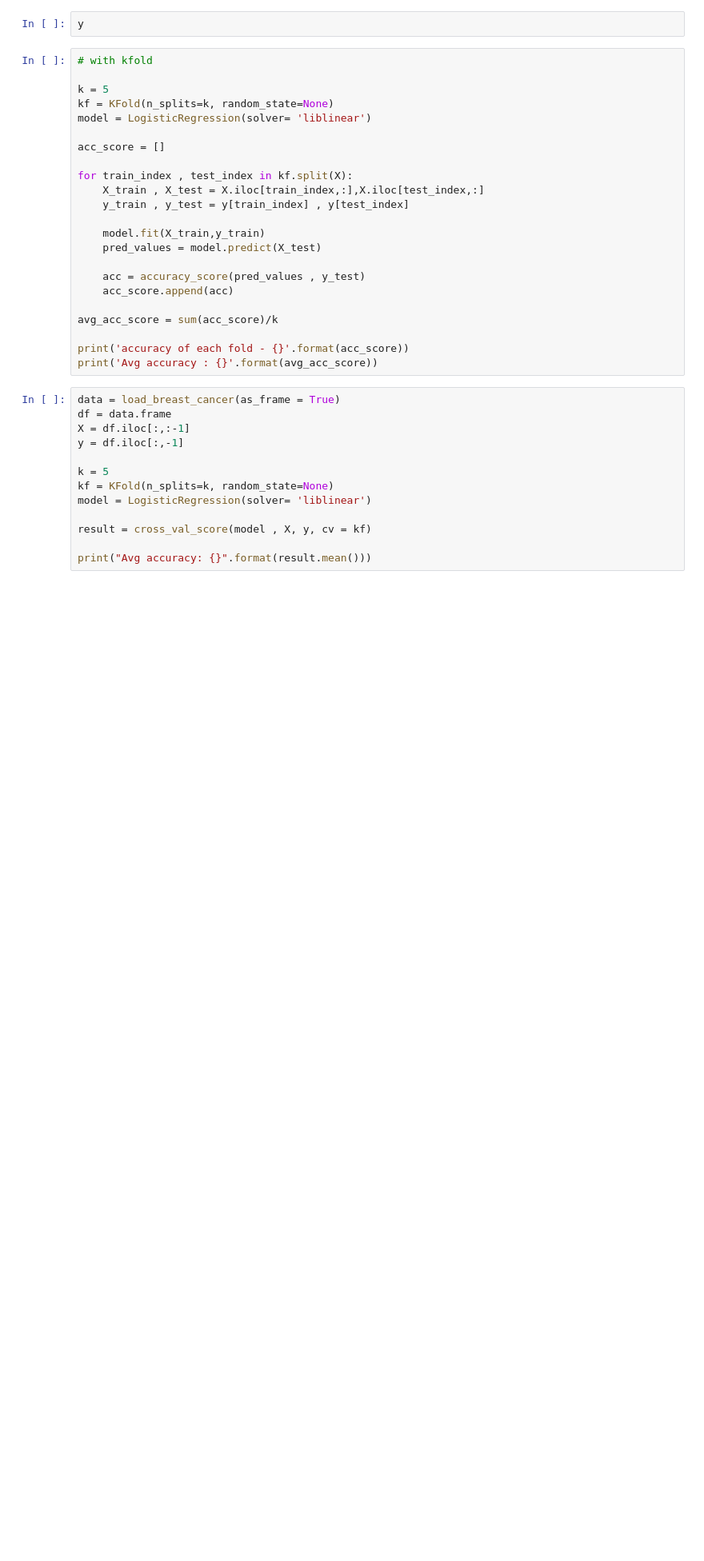
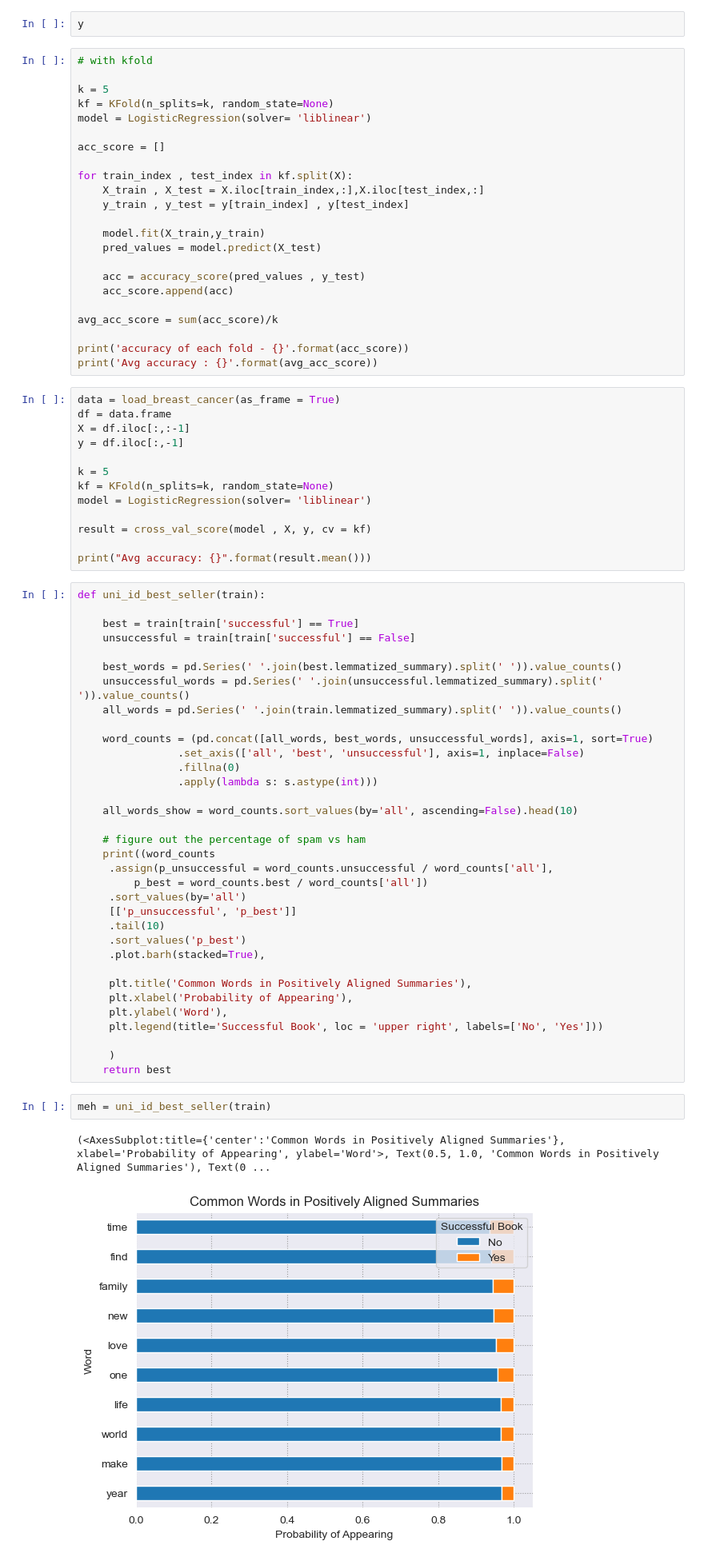
Before and after one commit to Booookkkkkssss/books_main, a Jupyter notebook: shawns_work/prep_and_explore_workbook.ipynb, the cells around one changed output. Shown: that part at 80% size. Cells and saved outputs as stored; diff of their text form; blank space fills up the shorter version.

```diff
--- a/shawns_work/prep_and_explore_workbook.ipynb
+++ b/shawns_work/prep_and_explore_workbook.ipynb
@@ -538,3 +494,42 @@ model = LogisticRegression(solver= 'liblinear')
 result = cross_val_score(model , X, y, cv = kf)
 
 print("Avg accuracy: {}".format(result.mean()))
+# %%
+def uni_id_best_seller(train):
+
+    best = train[train['successful'] == True]
+    unsuccessful = train[train['successful'] == False]
+
+    best_words = pd.Series(' '.join(best.lemmatized_summary).split(' ')).value_counts()
+    unsuccessful_words = pd.Series(' '.join(unsuccessful.lemmatized_summary).split(' ')).value_counts()
+    all_words = pd.Series(' '.join(train.lemmatized_summary).split(' ')).value_counts()
+
+    word_counts = (pd.concat([all_words, best_words, unsuccessful_words], axis=1, sort=True)
+                .set_axis(['all', 'best', 'unsuccessful'], axis=1, inplace=False)
+                .fillna(0)
+                .apply(lambda s: s.astype(int)))
+
+    all_words_show = word_counts.sort_values(by='all', ascending=False).head(10)
+
+    # figure out the percentage of spam vs ham
+    print((word_counts
+     .assign(p_unsuccessful = word_counts.unsuccessful / word_counts['all'],
+         p_best = word_counts.best / word_counts['all'])
+     .sort_values(by='all')
+     [['p_unsuccessful', 'p_best']]
+     .tail(10)
+     .sort_values('p_best')
+     .plot.barh(stacked=True),
+
+     plt.title('Common Words in Positively Aligned Summaries'),
+     plt.xlabel('Probability of Appearing'),
+     plt.ylabel('Word'),
+     plt.legend(title='Successful Book', loc = 'upper right', labels=['No', 'Yes']))
+
+     )
+    return best
+# %%
+meh = uni_id_best_seller(train)
+# %% [output]
+(<AxesSubplot:title={'center':'Common Words in Positively Aligned Summaries'}, xlabel='Probability of Appearing', ylabel='Word'>, Text(0.5, 1.0, 'Common Words in Positively Aligned Summaries'), Text(0 ...
+[figure, added]
```
Also changed, not shown: parts of 17 cells of this notebook, 6 other files.
